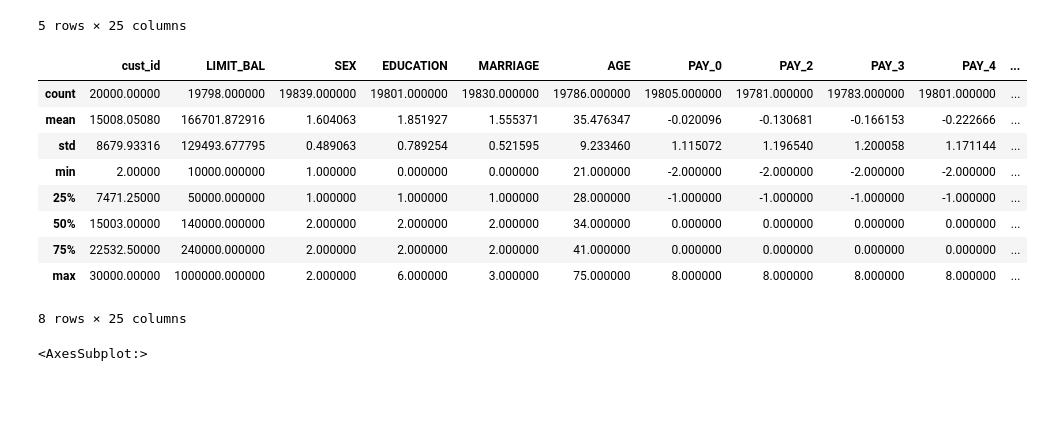
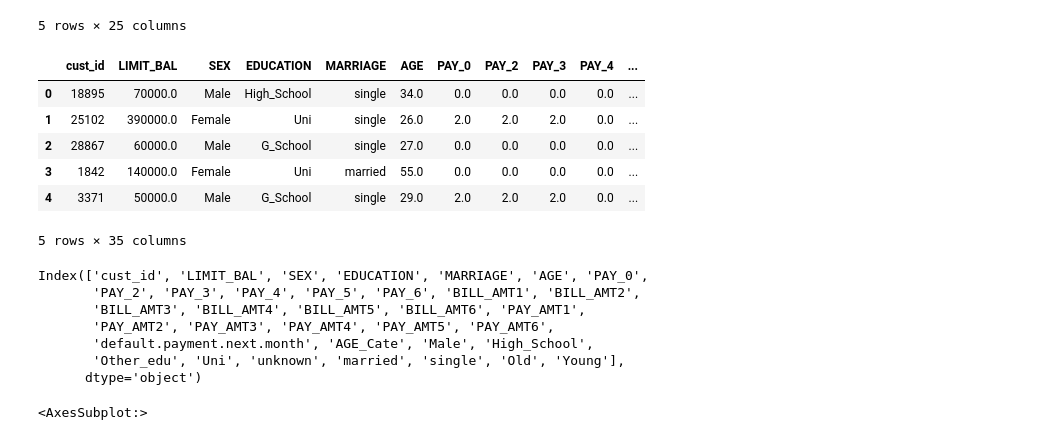
Before and after one commit to Wajiharfaoui/Credit-Card-Default, a Jupyter notebook: code.ipynb, the cells around one changed output. Drawn from its saved outputs; the diff is of its cells as text; code cells hidden in the pictures; blank space fills up the shorter version.

```diff
--- a/code.ipynb
+++ b/code.ipynb
@@ -32,19 +67,50 @@ data.head()
 | 3 | 1842 | 140000.0 | 2.0 | 2.0 | 1.0 | 55.0 | 0.0 | 0.0 | 0.0 | 0.0 | ... |
 | 4 | 3371 | 50000.0 | 1.0 | 1.0 | 2.0 | 29.0 | 2.0 | 2.0 | 2.0 | 0.0 | ... |
 5 rows × 25 columns
+# %%
+data["AGE"] = pd.to_numeric(data["AGE"])
+# %%
+data.loc[data["SEX"]==1,"SEX"]="Male"
+data.loc[data["SEX"]==2,"SEX"]="Female"
+data.loc[data["EDUCATION"]==1,"EDUCATION"]="G_School"
+data.loc[data["EDUCATION"]==2,"EDUCATION"]="Uni"
+data.loc[data["EDUCATION"]==3,"EDUCATION"]="High_School"
+data.loc[data["EDUCATION"]==4,"EDUCATION"]="Other_edu"
+data.loc[data["EDUCATION"]==5,"EDUCATION"]="unknown"
+data.loc[(data["EDUCATION"]==6) |(data["EDUCATION"]==0),"EDUCATION"]="unknown"
+data.loc[data["MARRIAGE"]==1,"MARRIAGE"]="married"
+data.loc[data["MARRIAGE"]==2,"MARRIAGE"]="single"
+data.loc[(data["MARRIAGE"]==3) |(data["MARRIAGE"]==0),"MARRIAGE"]="Other_status"
+data.loc[(data["AGE"]>=21) & (data["AGE"]<=39),"AGE_Cate"]="Young"
+data.loc[(data["AGE"]>=40) & (data["AGE"]<=59),"AGE_Cate"]="Adult"
+data.loc[data["AGE"]>=60,"AGE_Cate"]="Old"
+# %%
+sex_dummy = pd.get_dummies(data["SEX"],drop_first=True)
+education_dummy = pd.get_dummies(data["EDUCATION"],drop_first=True)
+mariage_dummy = pd.get_dummies(data["MARRIAGE"],drop_first=True)
+age_dummy = pd.get_dummies(data["AGE_Cate"],drop_first=True)
+# %%
+data = pd.concat([data,sex_dummy,education_dummy,mariage_dummy,age_dummy], axis=1)
 # %%
-data.describe()
+data.head()
 # %% [output]
 |  | cust_id | LIMIT_BAL | SEX | EDUCATION | MARRIAGE | AGE | PAY_0 | PAY_2 | PAY_3 | PAY_4 | ... |
-| count | 20000.00000 | 19798.000000 | 19839.000000 | 19801.000000 | 19830.000000 | 19786.000000 | 19805.000000 | 19781.000000 | 19783.000000 | 19801.000000 | ... |
-| mean | 15008.05080 | 166701.872916 | 1.604063 | 1.851927 | 1.555371 | 35.476347 | -0.020096 | -0.130681 | -0.166153 | -0.222666 | ... |
-| std | 8679.93316 | 129493.677795 | 0.489063 | 0.789254 | 0.521595 | 9.233460 | 1.115072 | 1.196540 | 1.200058 | 1.171144 | ... |
-| min | 2.00000 | 10000.000000 | 1.000000 | 0.000000 | 0.000000 | 21.000000 | -2.000000 | -2.000000 | -2.000000 | -2.000000 | ... |
-| 25% | 7471.25000 | 50000.000000 | 1.000000 | 1.000000 | 1.000000 | 28.000000 | -1.000000 | -1.000000 | -1.000000 | -1.000000 | ... |
-| 50% | 15003.00000 | 140000.000000 | 2.000000 | 2.000000 | 2.000000 | 34.000000 | 0.000000 | 0.000000 | 0.000000 | 0.000000 | ... |
-| 75% | 22532.50000 | 240000.000000 | 2.000000 | 2.000000 | 2.000000 | 41.000000 | 0.000000 | 0.000000 | 0.000000 | 0.000000 | ... |
-| max | 30000.00000 | 1000000.000000 | 2.000000 | 6.000000 | 3.000000 | 75.000000 | 8.000000 | 8.000000 | 8.000000 | 8.000000 | ... |
+| 0 | 18895 | 70000.0 | Male | High_School | single | 34.0 | 0.0 | 0.0 | 0.0 | 0.0 | ... |
+| 1 | 25102 | 390000.0 | Female | Uni | single | 26.0 | 2.0 | 2.0 | 2.0 | 0.0 | ... |
+| 2 | 28867 | 60000.0 | Male | G_School | single | 27.0 | 0.0 | 0.0 | 0.0 | 0.0 | ... |
+| 3 | 1842 | 140000.0 | Female | Uni | married | 55.0 | 0.0 | 0.0 | 0.0 | 0.0 | ... |
+| 4 | 3371 | 50000.0 | Male | G_School | single | 29.0 | 2.0 | 2.0 | 2.0 | 0.0 | ... |
-8 rows × 25 columns
+5 rows × 35 columns
+# %%
+data.columns
+# %% [output]
+Index(['cust_id', 'LIMIT_BAL', 'SEX', 'EDUCATION', 'MARRIAGE', 'AGE', 'PAY_0',
+       'PAY_2', 'PAY_3', 'PAY_4', 'PAY_5', 'PAY_6', 'BILL_AMT1', 'BILL_AMT2',
+       'BILL_AMT3', 'BILL_AMT4', 'BILL_AMT5', 'BILL_AMT6', 'PAY_AMT1',
+       'PAY_AMT2', 'PAY_AMT3', 'PAY_AMT4', 'PAY_AMT5', 'PAY_AMT6',
+       'default.payment.next.month', 'AGE_Cate', 'Male', 'High_School',
+       'Other_edu', 'Uni', 'unknown', 'married', 'single', 'Old', 'Young'],
+      dtype='object')
 # %%
 data["default.payment.next.month"].hist()
 # %% [output]
```
Also changed, not shown: parts of 56 cells of this notebook, 13 other files.
